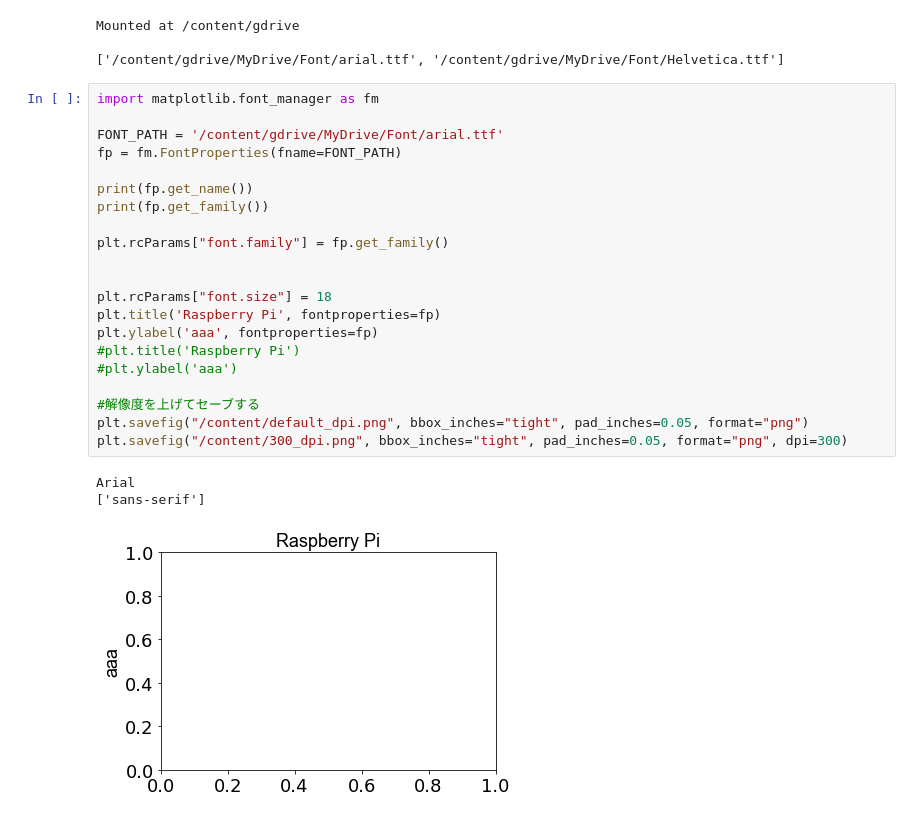
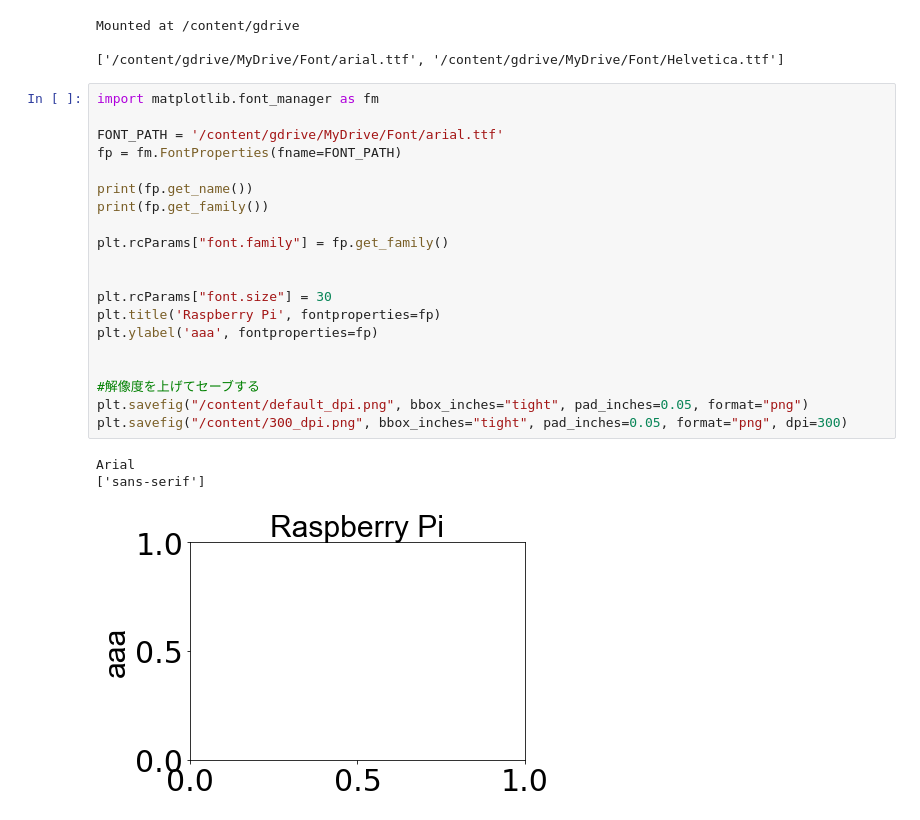
Before and after one commit to ykitaguchi77/Colab_Scripts, a Jupyter notebook: MatPlotlibで好きなフォントを使う.ipynb, the cells around one changed output. Cells and saved outputs as stored; diff of their text form.

```diff
--- a/MatPlotlibで好きなフォントを使う.ipynb
+++ b/MatPlotlibで好きなフォントを使う.ipynb
@@ -22,25 +22,24 @@ Mounted at /content/gdrive
 # %%
 import matplotlib.font_manager as fm
 
 FONT_PATH = '/content/gdrive/MyDrive/Font/arial.ttf'
 fp = fm.FontProperties(fname=FONT_PATH)
 
 print(fp.get_name())
 print(fp.get_family())
 
 plt.rcParams["font.family"] = fp.get_family()
 
 
-plt.rcParams["font.size"] = 18
+plt.rcParams["font.size"] = 30
 plt.title('Raspberry Pi', fontproperties=fp)
 plt.ylabel('aaa', fontproperties=fp)
-#plt.title('Raspberry Pi')
-#plt.ylabel('aaa')
+
 
 #解像度を上げてセーブする
 plt.savefig("/content/default_dpi.png", bbox_inches="tight", pad_inches=0.05, format="png")
 plt.savefig("/content/300_dpi.png", bbox_inches="tight", pad_inches=0.05, format="png", dpi=300)
 # %% [output]
 Arial
 ['sans-serif']
-[figure, old version]
+[figure, new version]
```
